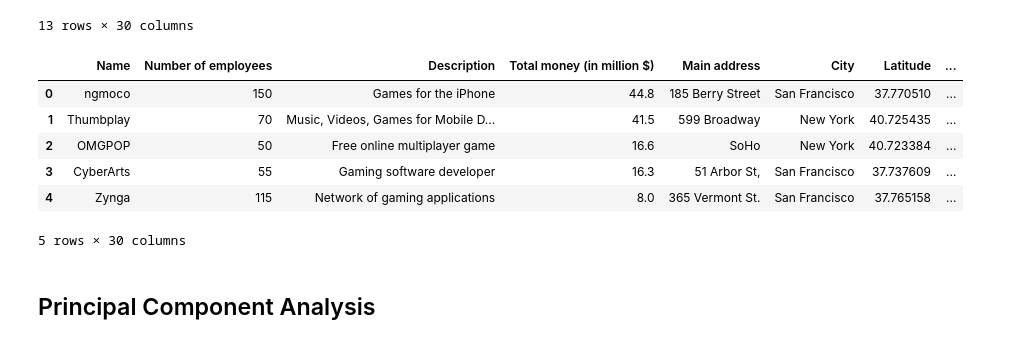
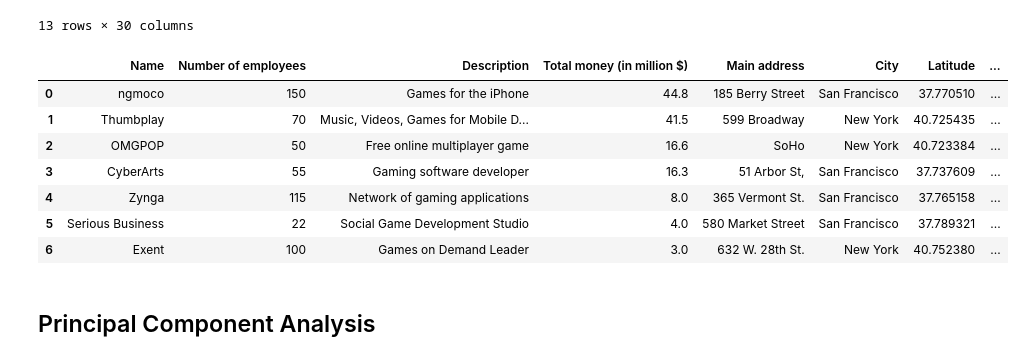
Before and after one commit to csuoc/new_company_geospatial_data, a Jupyter notebook: src/Analysis.ipynb, the cells around one changed output. Drawn from its saved outputs; the diff is of its cells as text; code cells hidden in the pictures.

```diff
--- a/src/Analysis.ipynb
+++ b/src/Analysis.ipynb
@@ -61,14 +61,15 @@ columns = ['Vegan restaurants mean distance', 'Daycare centers distance', 'Night
 for i in columns:
     roundval(companies, i, 1)
 # %%
-companies.head()
+companies.head(7)
 # %% [output]
 |  | Name | Number of employees | Description | Total money (in million $) | Main address | City | Latitude | ... |
 | 0 | ngmoco | 150 | Games for the iPhone | 44.8 | 185 Berry Street | San Francisco | 37.770510 | ... |
 | 1 | Thumbplay | 70 | Music, Videos, Games for Mobile D... | 41.5 | 599 Broadway | New York | 40.725435 | ... |
 | 2 | OMGPOP | 50 | Free online multiplayer game | 16.6 | SoHo | New York | 40.723384 | ... |
 | 3 | CyberArts | 55 | Gaming software developer | 16.3 | 51 Arbor St, | San Francisco | 37.737609 | ... |
 | 4 | Zynga | 115 | Network of gaming applications | 8.0 | 365 Vermont St. | San Francisco | 37.765158 | ... |
+| 5 | Serious Business | 22 | Social Game Development Studio | 4.0 | 580 Market Street | San Francisco | 37.789321 | ... |
+| 6 | Exent | 100 | Games on Demand Leader | 3.0 | 632 W. 28th St. | New York | 40.752380 | ... |
-5 rows × 30 columns
 # %%
 companies.to_csv("../data/companies_final_dataset.csv", index = False)
```
Also changed, not shown: parts of 14 cells of this notebook, 5 other files.
